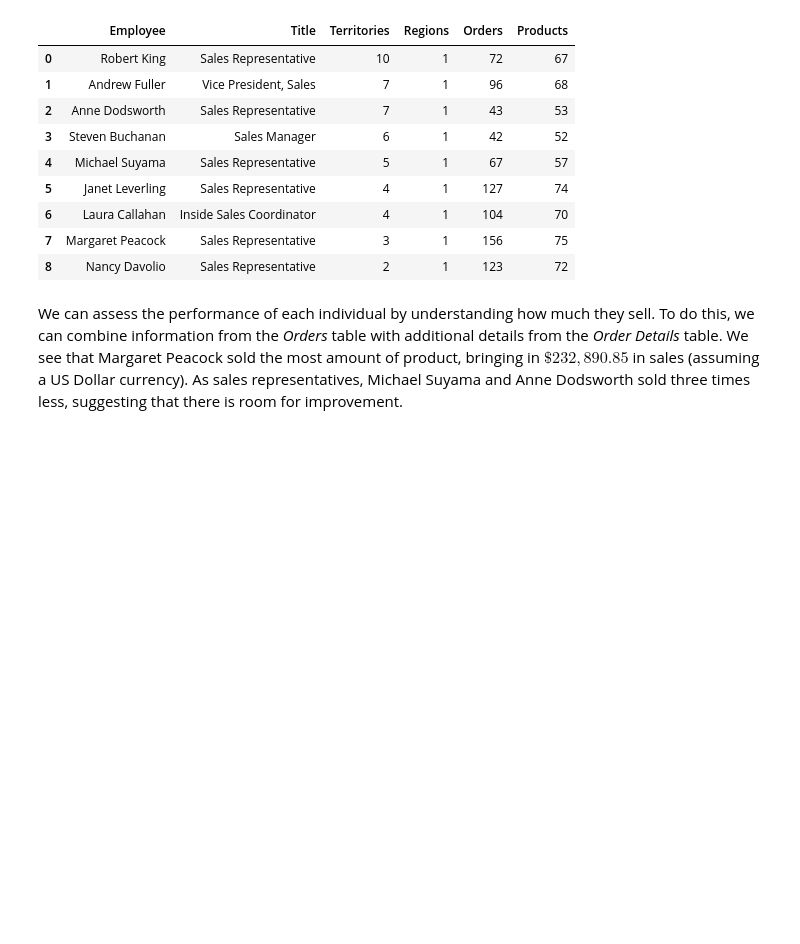
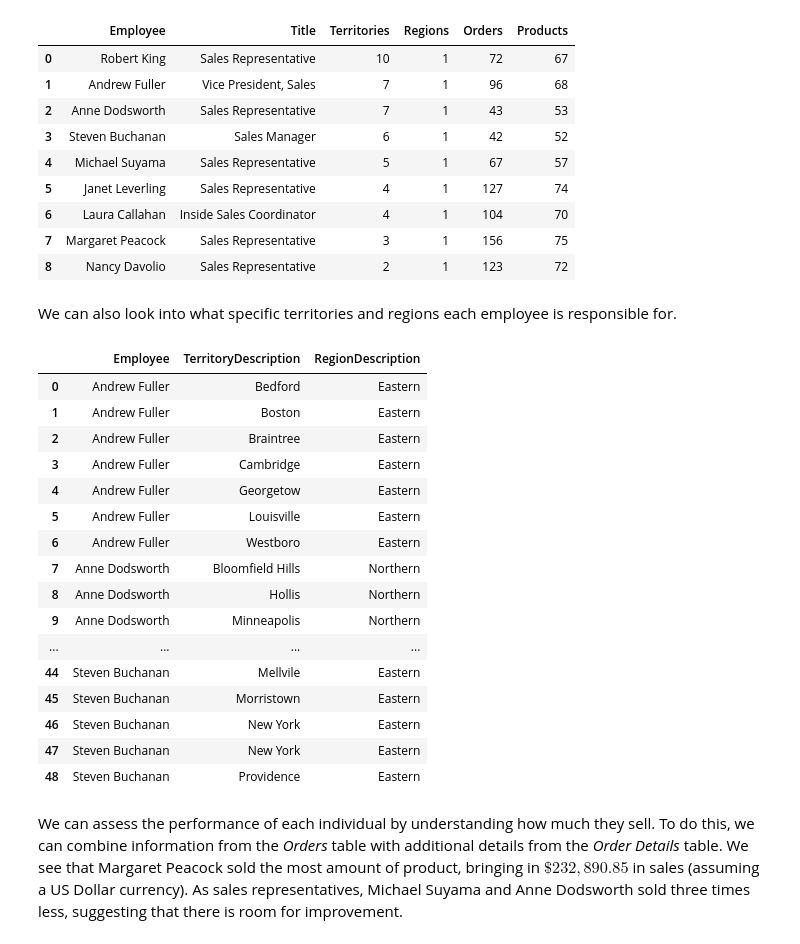
Before and after one commit to xaviergenelin/Big-Data-Project, a Jupyter notebook: Group_13_Part_2.ipynb, the cells around one changed output. Saved outputs shown, nothing was run; the diff lists cells and outputs as text; code cells hidden in the pictures; blank space fills up the shorter version.

```diff
--- a/Group_13_Part_2.ipynb
+++ b/Group_13_Part_2.ipynb
@@ -119,6 +126,43 @@ ORDER BY a.Territories DESC
 | 6 | Laura Callahan | Inside Sales Coordinator | 4 | 1 | 104 | 70 |
 | 7 | Margaret Peacock | Sales Representative | 3 | 1 | 156 | 75 |
 | 8 | Nancy Davolio | Sales Representative | 2 | 1 | 123 | 72 |
+# %% [markdown]
+We can also look into what specific territories and regions each employee is responsible for.
+# %%
+# get the specific territories for each employee
+pd.read_sql("""
+SELECT emp.FirstName || " " ||  emp.LastName AS Employee
+    ,TRIM(ter.TerritoryDescription) AS TerritoryDescription
+    ,TRIM(reg.RegionDescription) AS RegionDescription
+FROM Employees emp
+    LEFT JOIN EmployeeTerritories empter
+        ON emp.EmployeeID = empter.EmployeeID
+    LEFT JOIN Territories ter
+        ON empter.TerritoryID = ter.TerritoryID
+    LEFT JOIN Regions reg
+        ON ter.RegionID = reg.RegionID
+ORDER BY emp.FirstName
+    ,emp.LastName
+    ,ter.TerritoryDescription
+""", con)
+# %% [output]
+|  | Employee | TerritoryDescription | RegionDescription |
+| 0 | Andrew Fuller | Bedford | Eastern |
+| 1 | Andrew Fuller | Boston | Eastern |
+| 2 | Andrew Fuller | Braintree | Eastern |
+| 3 | Andrew Fuller | Cambridge | Eastern |
+| 4 | Andrew Fuller | Georgetow | Eastern |
+| 5 | Andrew Fuller | Louisville | Eastern |
+| 6 | Andrew Fuller | Westboro | Eastern |
+| 7 | Anne Dodsworth | Bloomfield Hills | Northern |
+| 8 | Anne Dodsworth | Hollis | Northern |
+| 9 | Anne Dodsworth | Minneapolis | Northern |
+| ... | ... | ... | ... |
+| 44 | Steven Buchanan | Mellvile | Eastern |
+| 45 | Steven Buchanan | Morristown | Eastern |
+| 46 | Steven Buchanan | New York | Eastern |
+| 47 | Steven Buchanan | New York | Eastern |
+| 48 | Steven Buchanan | Providence | Eastern |
 # %% [markdown]
 We can assess the performance of each individual by understanding how much they sell. To do this, we can combine information from the _Orders_ table with additional details from the _Order Details_ table. We see that Margaret Peacock sold the most amount of product, bringing in $\$232,890.85$ in sales (assuming a US Dollar currency). As sales representatives, Michael Suyama and Anne Dodsworth sold three times less, suggesting that there is room for improvement.
 # %%
```
Also changed, not shown: parts of 5 cells of this notebook, 2 other files.
